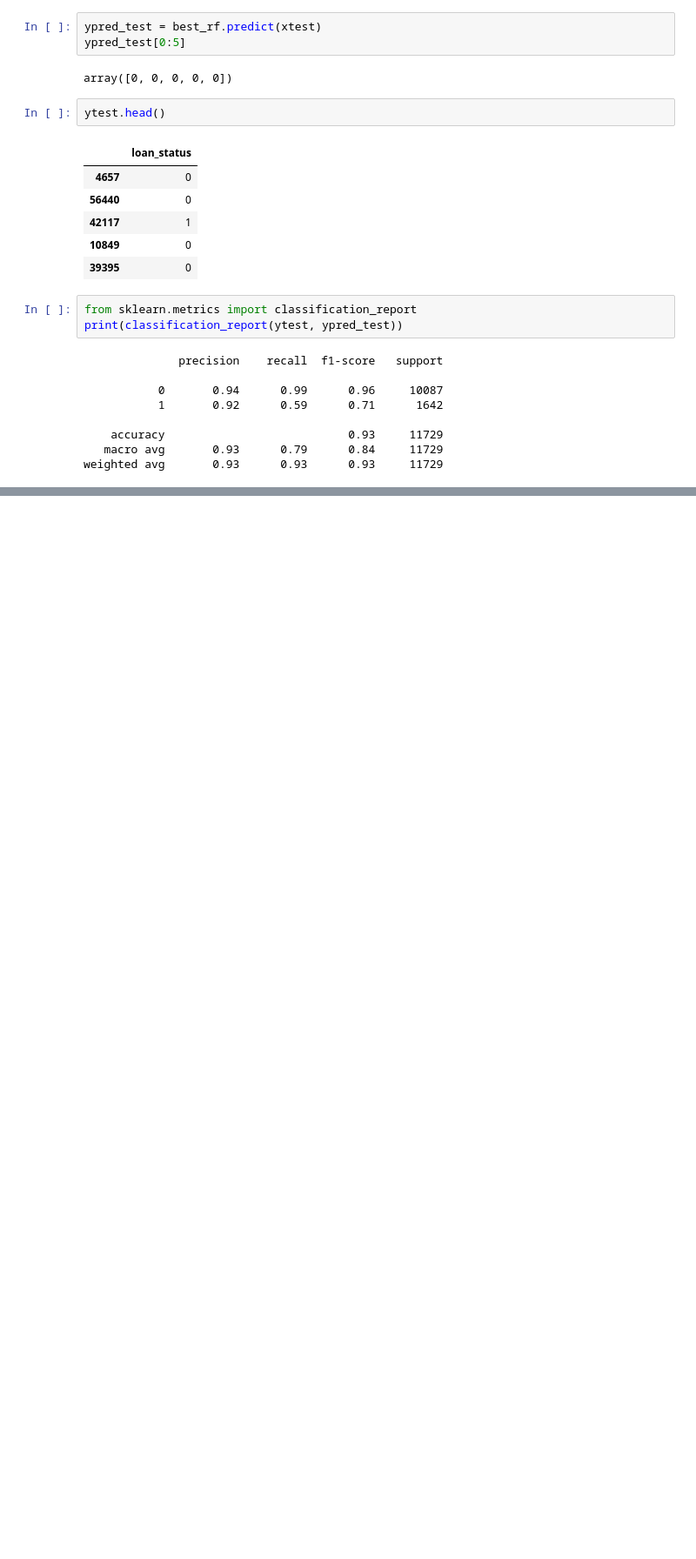
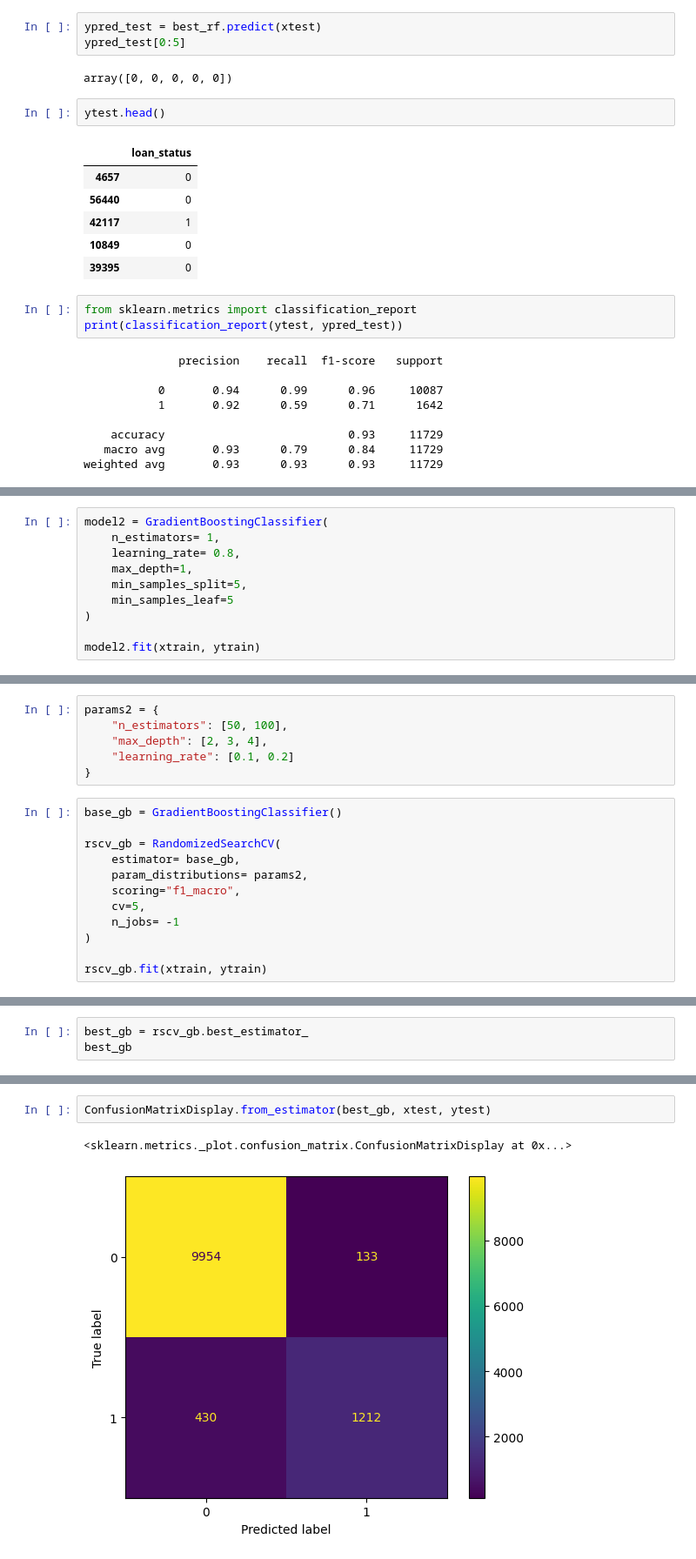
Before and after one commit to utkarshg1/ML-Ravet-5-7-Tue-Wed, a Jupyter notebook: 11 Ensemble/ensemble.ipynb, the cells around one changed output, grey strips where cells are left out. Shown at 87% size. Cells and saved outputs as stored; diff of their text form; blank space fills up the shorter version.

```diff
--- a/11 Ensemble/ensemble.ipynb
+++ b/11 Ensemble/ensemble.ipynb
@@ -330,0 +336,10 @@ weighted avg       0.93      0.93      0.93     11729
+# %%
+model2 = GradientBoostingClassifier(
+    n_estimators= 1,
+    learning_rate= 0.8,
+    max_depth=1,
+    min_samples_split=5,
+    min_samples_leaf=5
+)
+
+model2.fit(xtrain, ytrain)
@@ -330,0 +359,18 @@ weighted avg       0.93      0.93      0.93     11729
+# %%
+params2 = {
+    "n_estimators": [50, 100],
+    "max_depth": [2, 3, 4],
+    "learning_rate": [0.1, 0.2]
+}
+# %%
+base_gb = GradientBoostingClassifier()
+
+rscv_gb = RandomizedSearchCV(
+    estimator= base_gb,
+    param_distributions= params2,
+    scoring="f1_macro",
+    cv=5,
+    n_jobs= -1
+)
+
+rscv_gb.fit(xtrain, ytrain)
@@ -330,0 +391,3 @@ weighted avg       0.93      0.93      0.93     11729
+# %%
+best_gb = rscv_gb.best_estimator_
+best_gb
@@ -330,0 +420,5 @@ weighted avg       0.93      0.93      0.93     11729
+# %%
+ConfusionMatrixDisplay.from_estimator(best_gb, xtest, ytest)
+# %% [output]
+<sklearn.metrics._plot.confusion_matrix.ConfusionMatrixDisplay at 0x...>
+[figure, added]
```
Also changed, not shown: parts of 44 cells of this notebook, 3 other files.
